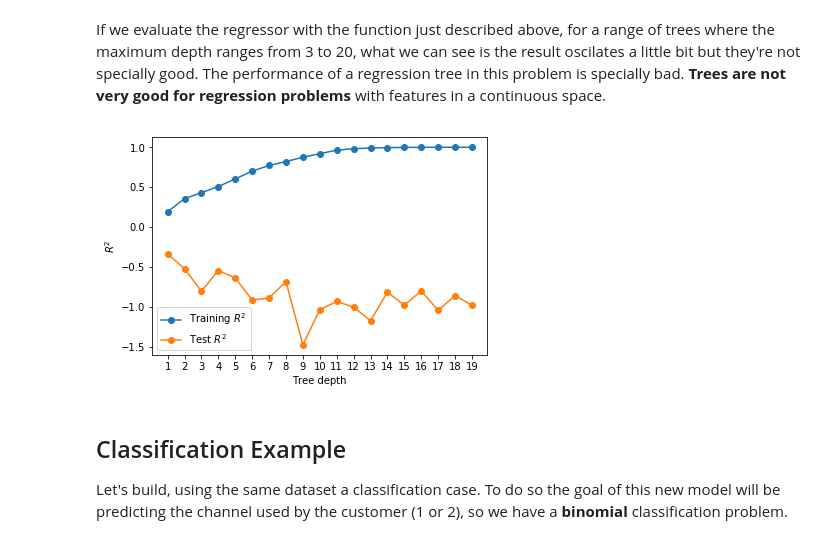
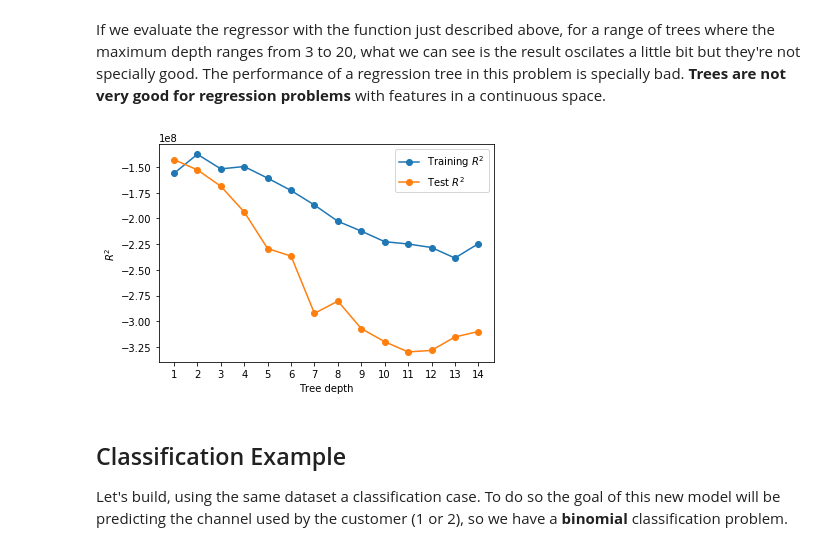
Before and after one commit to renero/class_notebooks, a Jupyter notebook: Tree based methods.ipynb, the cells around one changed output. Cells and saved outputs as stored; diff of their text form; code cells hidden in the pictures.

Commit message:
Added CV to Tree regression

```diff
--- a/Tree based methods.ipynb
+++ b/Tree based methods.ipynb
@@ -191,26 +194,28 @@ If we evaluate the regressor with the function just described above, for a range
 # %%
 # Plot the $R^2$ values obtained when varying the depth of the tree
 min_depth = 1
-max_depth = 20
+max_depth = 15
 r2s_train = []
 r2s_test = []
 for i in range(min_depth, max_depth):
-    tree = DecisionTreeRegressor(random_state=0, max_depth=i).fit(X.train, Y.train)
-    r2, _ = evaluate_regressor(tree, X.train, Y.train)
-    r2s_train.append(r2)
-    r2, _ = evaluate_regressor(tree, X.test, Y.test)
-    r2s_test.append(r2)
+    tree = DecisionTreeRegressor(
+        random_state=0, max_depth=i).fit(X.train, Y.train)
+    r2s_train.append(np.mean(cross_val_score(
+        tree, X.train, Y.train, scoring='neg_mean_squared_error', cv=10)))
+    r2s_test.append(np.mean(cross_val_score(
+        tree, X.test, Y.test, scoring='neg_mean_squared_error', cv=10)))
     del(tree)
 
 plt.plot(r2s_train, 'o-', label='Training $R^2$')
 plt.plot(r2s_test, 'o-', label='Test $R^2$')
-plt.xticks(range(min_depth-1, max_depth-1), ['{}'.format(i) for i in range(min_depth, max_depth)])
+plt.xticks(range(min_depth-1, max_depth-1),
+           ['{}'.format(i) for i in range(min_depth, max_depth)])
 plt.xlabel('Tree depth')
 plt.ylabel('$R^2$')
 plt.legend()
 plt.show()
 # %% [output]
-[figure, old version]
+[figure, new version]
 # %% [markdown]
 ## Classification Example
 
```
Also changed, not shown: parts of 3 cells of this notebook.
